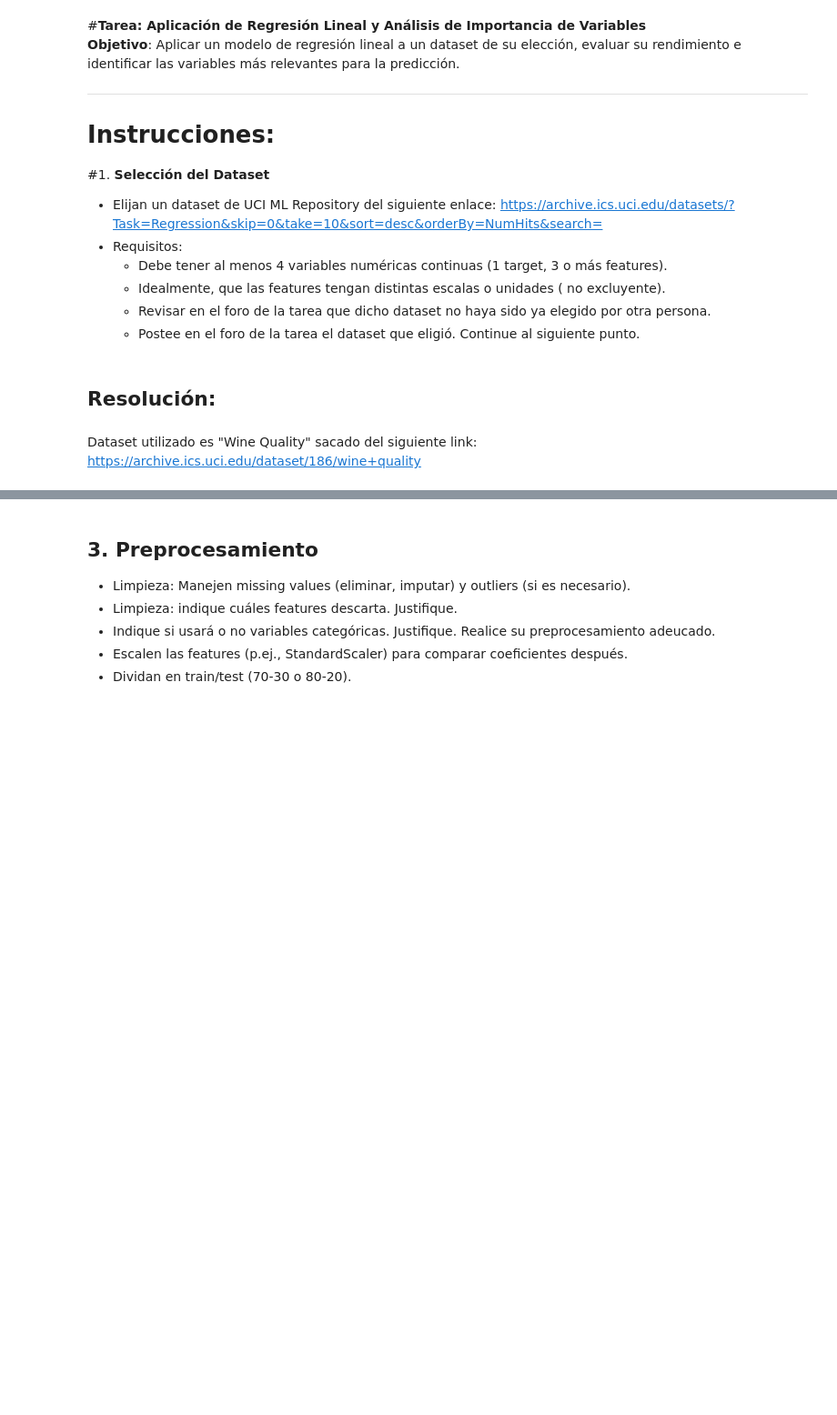
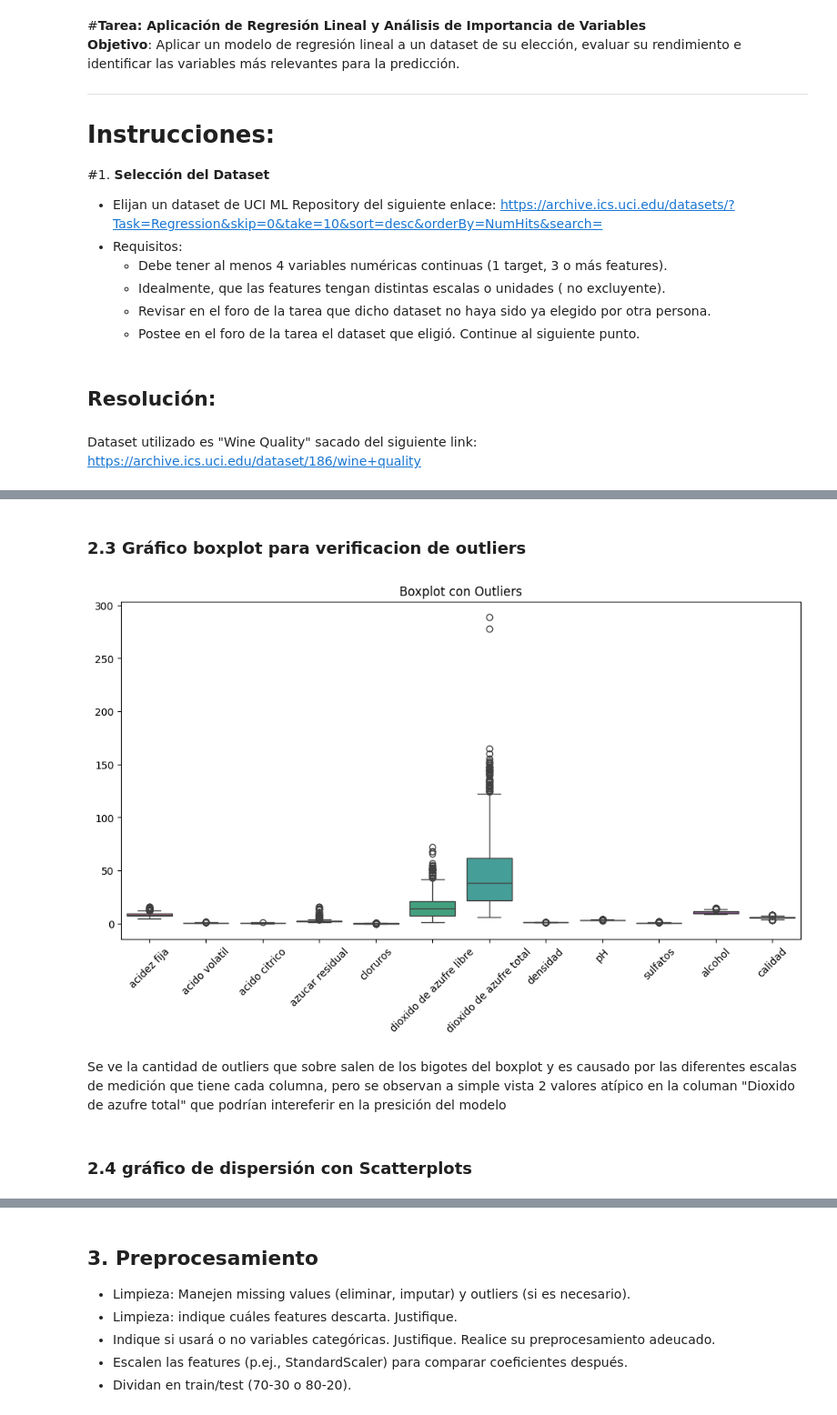
Before and after one commit to Bustagar/APRENDIZAJE-AUTOMATICO-1, a Jupyter notebook: TP1_AA1_regresion_lineal_(Resuelto).ipynb, the cells around one changed output, grey strips where cells are left out. Shown at 91% size. Saved outputs shown, nothing was run; the diff lists cells and outputs as text; code cells hidden in the pictures; blank space fills up the shorter version.

```diff
--- a/TP1_AA1_regresion_lineal_(Resuelto).ipynb
+++ b/TP1_AA1_regresion_lineal_(Resuelto).ipynb
@@ -68,0 +67,6 @@ import seaborn as sns
+# %%
+# Carga de dataset
+url = 'https://raw.githubusercontent.com/Bustagar/APRENDIZAJE-AUTOMATICO-1/main/winequality-red.csv'
+
+df = pd.read_csv(url, sep=';')
+df.sample(5)
@@ -68,0 +82,13 @@ import seaborn as sns
+# %%
+df.rename({'fixed acidity': 'acidez fija',
+           'volatile acidity': 'acido volatil',
+           'citric acid': 'acido citrico',
+           'residual sugar': 'azucar residual',
+           'chlorides': 'cloruros',
+           'free sulfur dioxide': 'dioxido de azufre libre',
+           'total sulfur dioxide': 'dioxido de azufre total',
+           'density': 'densidad',
+           'pH': 'pH',
+           'sulphates': 'sulfatos',
+           'alcohol': 'alcohol',
+           'quality': 'calidad'}, axis=1, inplace=True)
@@ -68,0 +122,17 @@ import seaborn as sns
+# %% [markdown]
+### 2.3 Gráfico boxplot para verificacion de outliers
+# %%
+# Crear el boxplot con valores atípicos visibles
+plt.figure(figsize=(12,6))
+sns.boxplot(data=df, showfliers=True)  # showfliers=True muestra los outliers
+
+# Mostrar gráfico
+plt.title("Boxplot con Outliers")
+plt.xticks(rotation=45)
+plt.show()
+# %% [output]
+[figure, added]
+# %% [markdown]
+Se ve la cantidad de outliers que sobre salen de los bigotes del boxplot y es causado por las diferentes escalas de medición que tiene cada columna, pero se observan a simple vista 2 valores atípico en la columan "Dioxido de azufre total" que podrían intereferir en la presición del modelo
+# %% [markdown]
+### 2.4 gráfico de dispersión con Scatterplots
```
Also changed, not shown: parts of 25 cells of this notebook.
